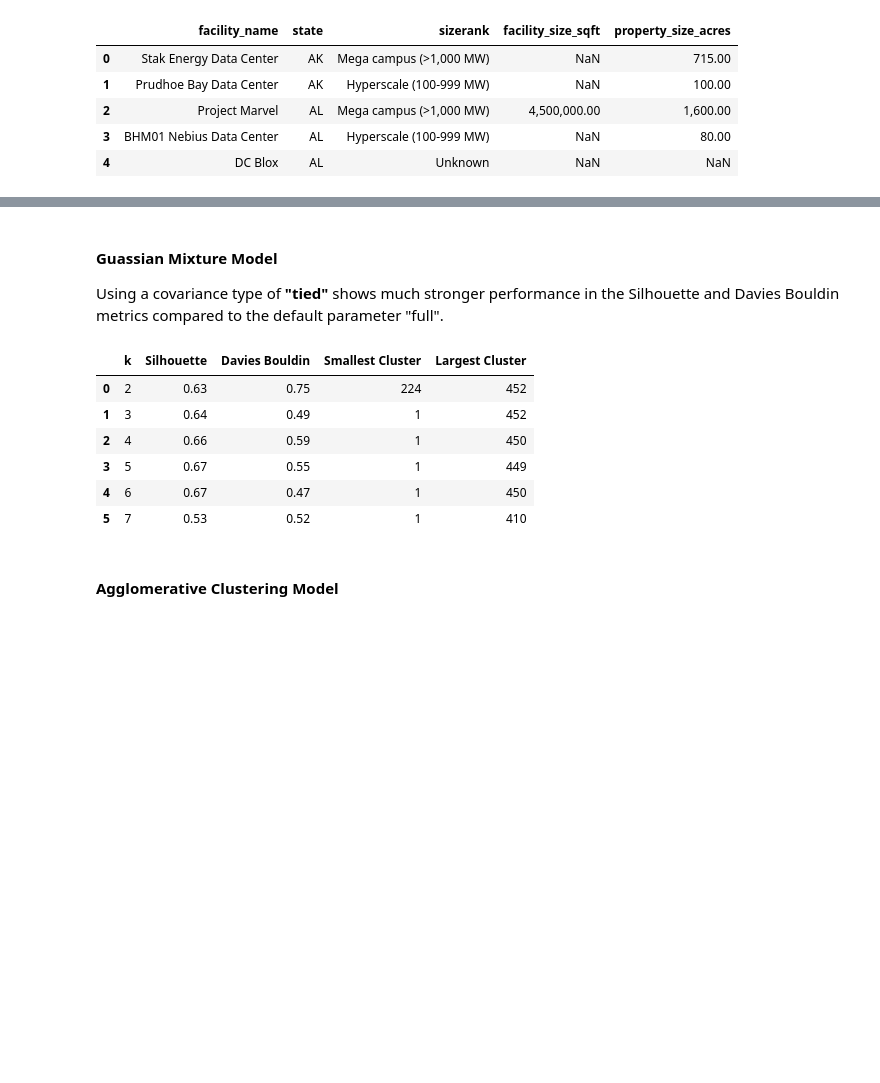
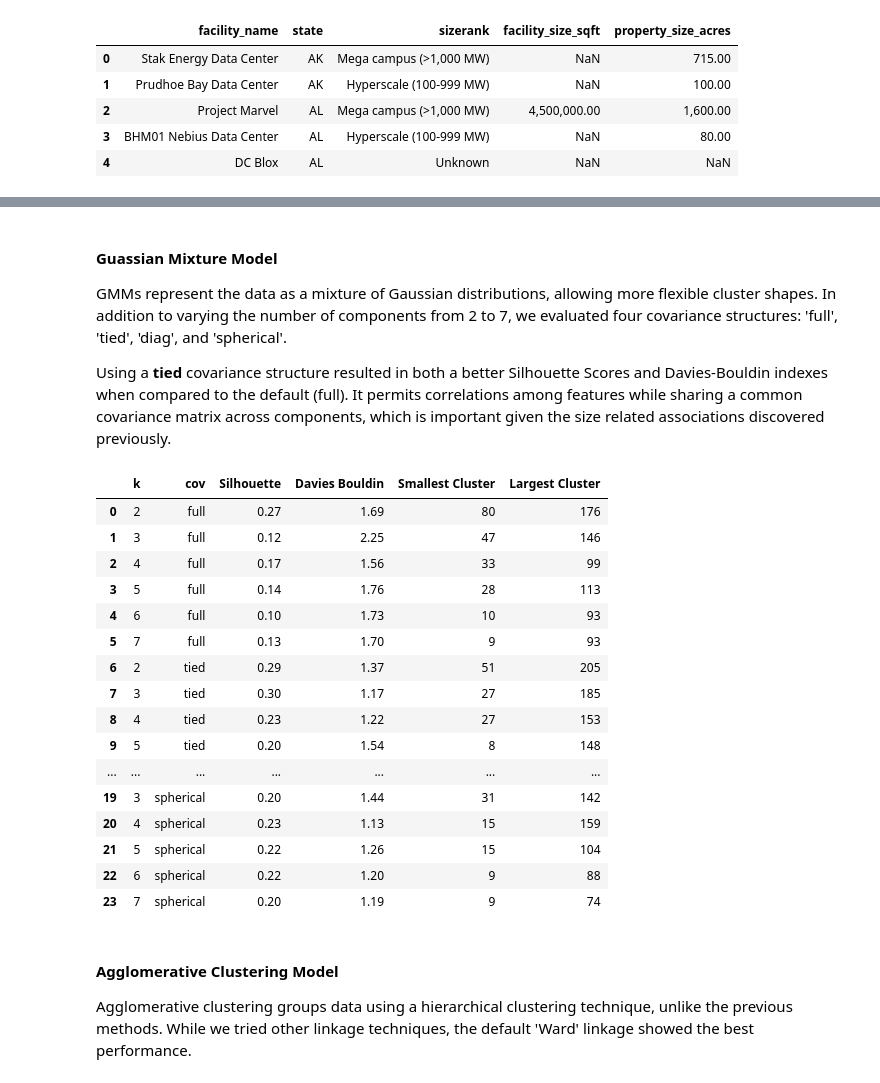
Before and after one commit to matthewchess/siads696, a Jupyter notebook: 04-unsupervised-learning.ipynb, the cells around one changed output, grey strips where cells are left out. Drawn from its saved outputs; the diff is of its cells as text; code cells hidden in the pictures; blank space fills up the shorter version.

```diff
--- a/04-unsupervised-learning.ipynb
+++ b/04-unsupervised-learning.ipynb
@@ -66,8 +72,0 @@ To maintain a large amount of the data sample while still ensuring there is enou
-# %%
-# Filter out any missing data rows
-cleaned_data = cleaned_data.loc[
-    (cleaned_data['facility_size_sqft'].notna())
-    & (cleaned_data['property_size_acres'].notna())
-]
-
-print("Filtered Data: ", cleaned_data.shape)
@@ -174,11 +201,37 @@ corr_analysis[['facility_size_sqft', 'property_size_acres', 'sizerank_numeric']]
 selected_features = [
     "sizerank_numeric",
     "facility_size_sqft",
-    "property_size_acres"
+    "property_size_acres",
+    'generator_count',
+    'summer_Cents/kWh.1',
+    'summer_Megawatthours.1',
+    'Capacity_Sum'
 ]
 
-cleaned_data = cleaned_data[selected_features]
+cleaned_data = cleaned_data[selected_features].copy()
 
-# Scale all model features
+# Treat unknown size rank as missing
+cleaned_data["sizerank_numeric"] = (
+    cleaned_data["sizerank_numeric"].replace(1, np.nan)
+)
+
+# Remove missing values
+cleaned_data = cleaned_data.dropna()
+
+# Log transform right skewed features
+log_features = [
+    "facility_size_sqft",
+    "property_size_acres",
+    'generator_count',
+    'summer_Cents/kWh.1',
+    'summer_Megawatthours.1',
+    'Capacity_Sum'
+]
+
+cleaned_data[log_features] = np.log1p(cleaned_data[log_features])
+
+# Standardize all features
 scaler = StandardScaler()
 X_scaled = scaler.fit_transform(cleaned_data)
+
+print(f"{len(X_scaled)} data centers")
@@ -213,35 +279,50 @@ km_metrics_df
 # %% [markdown]
 #### **Guassian Mixture Model**
 
-Using a covariance type of **"tied"** shows much stronger performance in the Silhouette and Davies Bouldin metrics compared to the default parameter "full".
+GMMs represent the data as a mixture of Gaussian distributions, allowing more flexible cluster shapes. In addition to varying the number of components from 2 to 7, we evaluated four covariance structures: 'full', 'tied', 'diag', and 'spherical'.
+
+Using a **tied** covariance structure resulted in both a better Silhouette Scores and Davies-Bouldin indexes when compared to the default (full). It permits correlations among features while sharing a common covariance matrix across components, which is important given the size related associations discovered previously.
 # %%
 gmm_metrics = []
 
-for k in range(2, 8):
-    gmm = GaussianMixture(n_components=k, covariance_type="tied", n_init=20, random_state=RANDOM_STATE)
+for cov, k in product(["full", "tied", "diag", "spherical"], range(2, 8)):
+    gmm = GaussianMixture(n_components=k, covariance_type=cov, n_init=20, random_state=RANDOM_STATE)
     clusters = gmm.fit_predict(X_scaled)
     counts = np.bincount(clusters, minlength=k)
 
     gmm_metrics.append({
         'k': k,
+        'cov': cov,
         'Silhouette': silhouette_score(X_scaled, clusters),
         'Davies Bouldin': davies_bouldin_score(X_scaled, clusters),
         'Smallest Cluster': counts.min(),
         'Largest Cluster': counts.max()
     })
 
 gmm_metrics_df = pd.DataFrame(gmm_metrics)
 gmm_metrics_df
 # %% [output]
-|  | k | Silhouette | Davies Bouldin | Smallest Cluster | Largest Cluster |
-| 0 | 2 | 0.63 | 0.75 | 224 | 452 |
-| 1 | 3 | 0.64 | 0.49 | 1 | 452 |
-| 2 | 4 | 0.66 | 0.59 | 1 | 450 |
-| 3 | 5 | 0.67 | 0.55 | 1 | 449 |
-| 4 | 6 | 0.67 | 0.47 | 1 | 450 |
-| 5 | 7 | 0.53 | 0.52 | 1 | 410 |
+|  | k | cov | Silhouette | Davies Bouldin | Smallest Cluster | Largest Cluster |
+| 0 | 2 | full | 0.27 | 1.69 | 80 | 176 |
+| 1 | 3 | full | 0.12 | 2.25 | 47 | 146 |
+| 2 | 4 | full | 0.17 | 1.56 | 33 | 99 |
+| 3 | 5 | full | 0.14 | 1.76 | 28 | 113 |
+| 4 | 6 | full | 0.10 | 1.73 | 10 | 93 |
+| 5 | 7 | full | 0.13 | 1.70 | 9 | 93 |
+| 6 | 2 | tied | 0.29 | 1.37 | 51 | 205 |
+| 7 | 3 | tied | 0.30 | 1.17 | 27 | 185 |
+| 8 | 4 | tied | 0.23 | 1.22 | 27 | 153 |
+| 9 | 5 | tied | 0.20 | 1.54 | 8 | 148 |
+| ... | ... | ... | ... | ... | ... | ... |
+| 19 | 3 | spherical | 0.20 | 1.44 | 31 | 142 |
+| 20 | 4 | spherical | 0.23 | 1.13 | 15 | 159 |
+| 21 | 5 | spherical | 0.22 | 1.26 | 15 | 104 |
+| 22 | 6 | spherical | 0.22 | 1.20 | 9 | 88 |
+| 23 | 7 | spherical | 0.20 | 1.19 | 9 | 74 |
 # %% [markdown]
 #### **Agglomerative Clustering Model**
+
+Agglomerative clustering groups data using a hierarchical clustering technique, unlike the previous methods. While we tried other linkage techniques, the default 'Ward' linkage showed the best performance.
 # %%
 agglo_metrics = []
 
```
Also changed, not shown: parts of 29 cells of this notebook.
